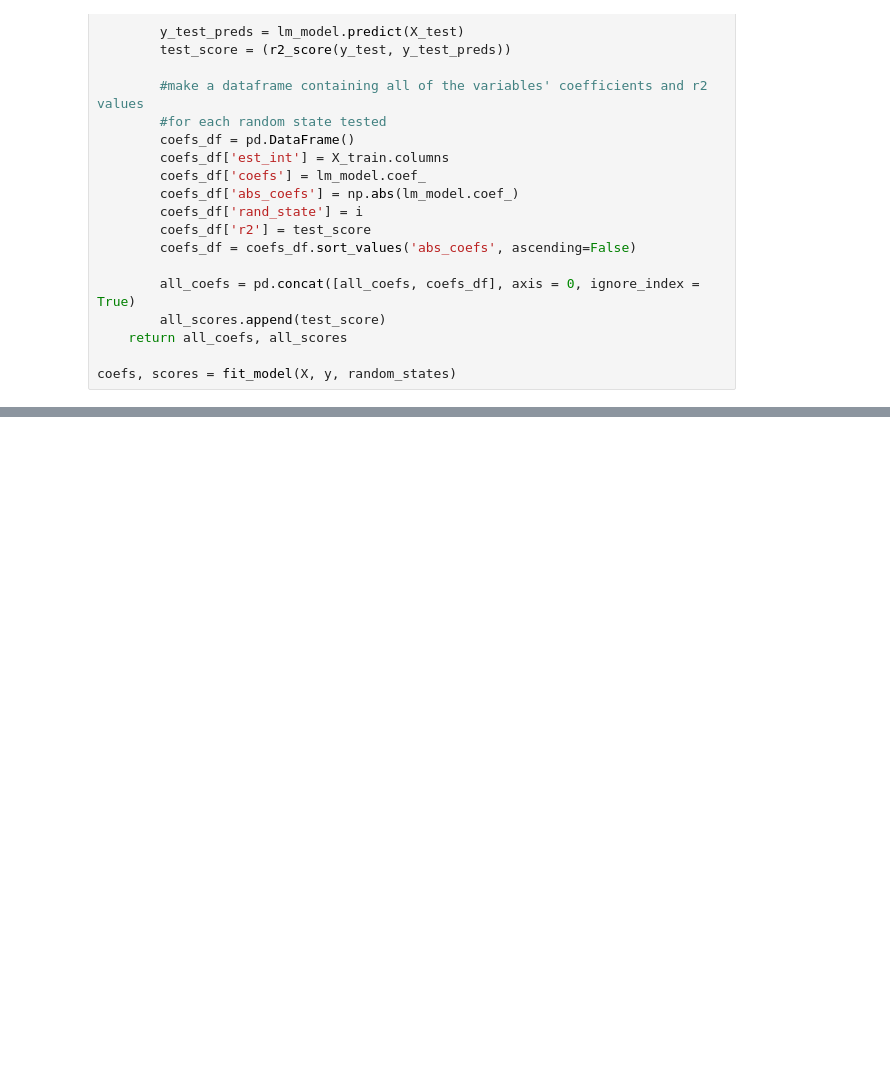
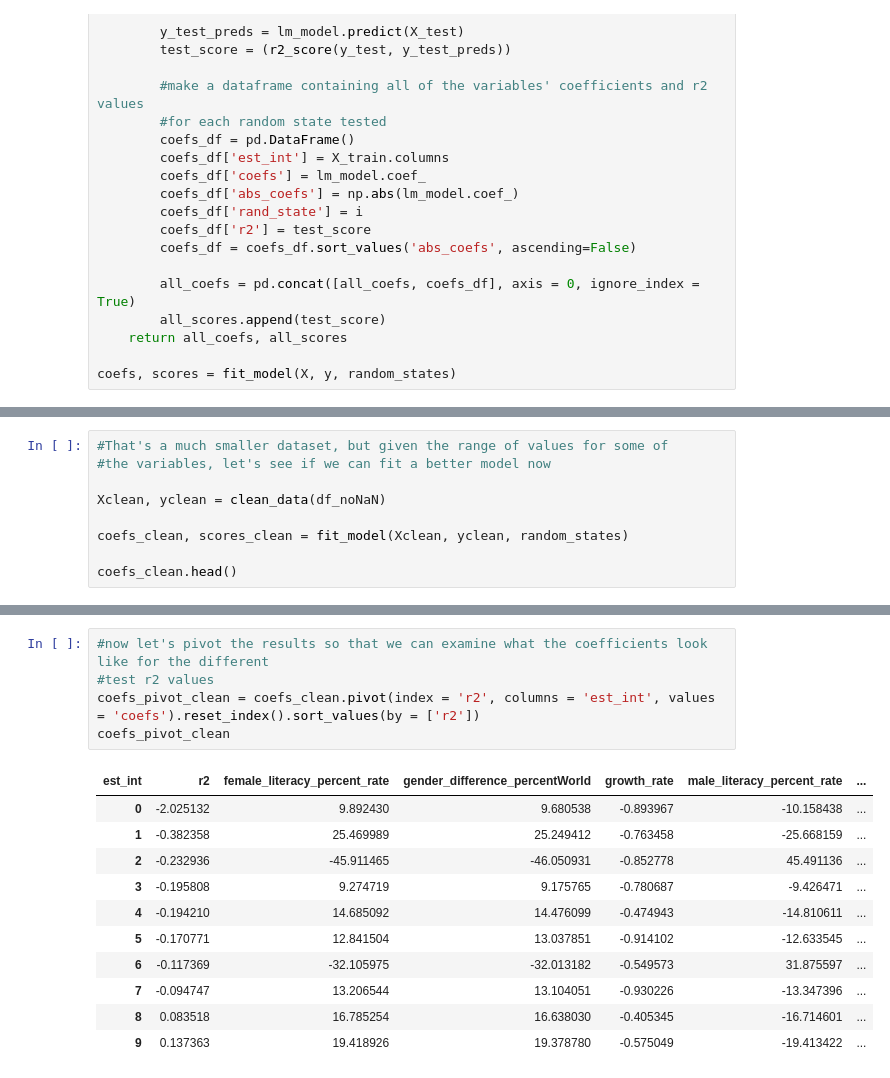
Before and after one commit to eringill/Unemployment_literacy_and_gdp, a Jupyter notebook: Unemployment_literacy_and_gdp.ipynb, the cells around one changed output, grey strips where cells are left out. Cells and saved outputs as stored; diff of their text form; blank space fills up the shorter version.

```diff
--- a/Unemployment_literacy_and_gdp.ipynb
+++ b/Unemployment_literacy_and_gdp.ipynb
@@ -275,0 +300,9 @@ coefs_pivot
+# %%
+#That's a much smaller dataset, but given the range of values for some of
+#the variables, let's see if we can fit a better model now
+
+Xclean, yclean = clean_data(df_noNaN)
+
+coefs_clean, scores_clean = fit_model(Xclean, yclean, random_states)
+
+coefs_clean.head()
@@ -275,0 +316,17 @@ coefs_pivot
+# %%
+#now let's pivot the results so that we can examine what the coefficients look like for the different
+#test r2 values
+coefs_pivot_clean = coefs_clean.pivot(index = 'r2', columns = 'est_int', values = 'coefs').reset_index().sort_values(by = ['r2'])
+coefs_pivot_clean
+# %% [output]
+| est_int | r2 | female_literacy_percent_rate | gender_difference_percentWorld | growth_rate | male_literacy_percent_rate | ... |
+| 0 | -2.025132 | 9.892430 | 9.680538 | -0.893967 | -10.158438 | ... |
+| 1 | -0.382358 | 25.469989 | 25.249412 | -0.763458 | -25.668159 | ... |
+| 2 | -0.232936 | -45.911465 | -46.050931 | -0.852778 | 45.491136 | ... |
+| 3 | -0.195808 | 9.274719 | 9.175765 | -0.780687 | -9.426471 | ... |
+| 4 | -0.194210 | 14.685092 | 14.476099 | -0.474943 | -14.810611 | ... |
+| 5 | -0.170771 | 12.841504 | 13.037851 | -0.914102 | -12.633545 | ... |
+| 6 | -0.117369 | -32.105975 | -32.013182 | -0.549573 | 31.875597 | ... |
+| 7 | -0.094747 | 13.206544 | 13.104051 | -0.930226 | -13.347396 | ... |
+| 8 | 0.083518 | 16.785254 | 16.638030 | -0.405345 | -16.714601 | ... |
+| 9 | 0.137363 | 19.418926 | 19.378780 | -0.575049 | -19.413422 | ... |
```
Also changed, not shown: parts of 12 cells of this notebook.
